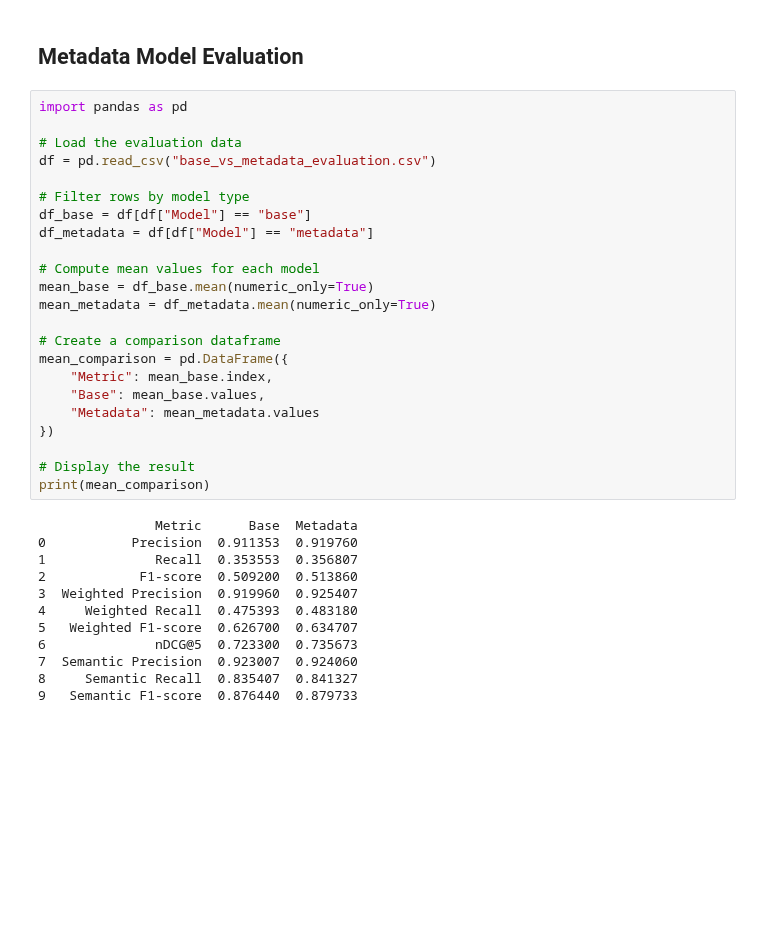
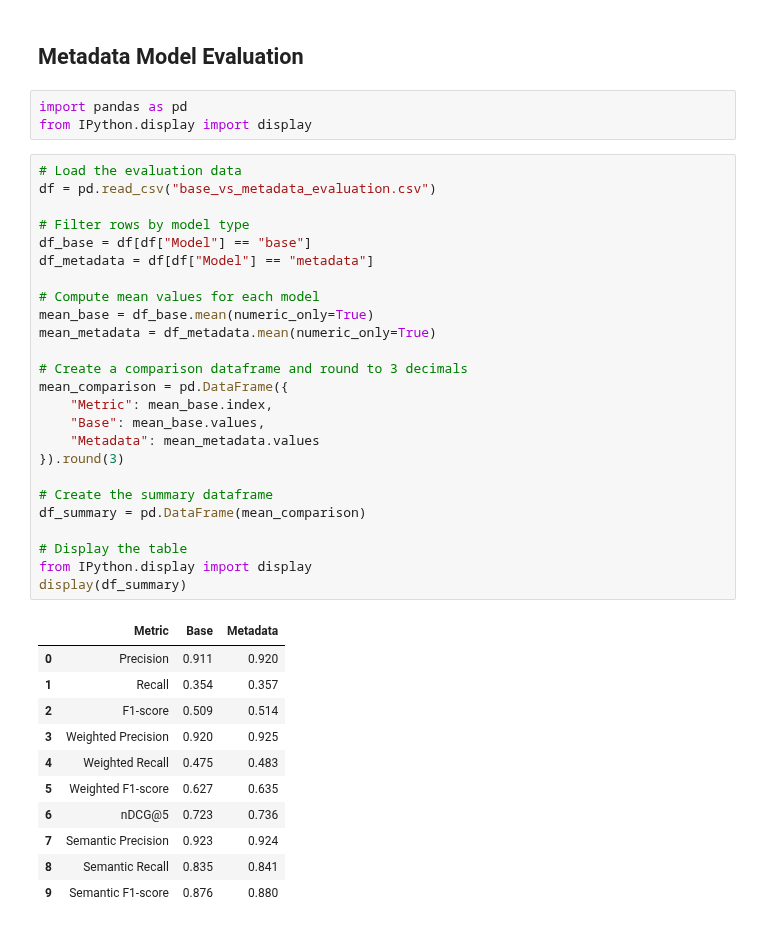
Before and after one commit to Manuele23/DNLP-KeyBert, a Jupyter notebook: Evaluation/results_analysis.ipynb, the cells around one changed output. Cells and saved outputs as stored; diff of their text form; blank space fills up the shorter version.

```diff
--- a/Evaluation/results_analysis.ipynb
+++ b/Evaluation/results_analysis.ipynb
@@ -291,37 +295,42 @@ plt.show()
 # %% [markdown]
 ## Metadata Model Evaluation
+# %%
+import pandas as pd
+from IPython.display import display
 # %%
-import pandas as pd
-
 # Load the evaluation data
 df = pd.read_csv("base_vs_metadata_evaluation.csv")
 
 # Filter rows by model type
 df_base = df[df["Model"] == "base"]
 df_metadata = df[df["Model"] == "metadata"]
 
 # Compute mean values for each model
 mean_base = df_base.mean(numeric_only=True)
 mean_metadata = df_metadata.mean(numeric_only=True)
 
-# Create a comparison dataframe
+# Create a comparison dataframe and round to 3 decimals
 mean_comparison = pd.DataFrame({
     "Metric": mean_base.index,
     "Base": mean_base.values,
     "Metadata": mean_metadata.values
-})
+}).round(3)
 
-# Display the result
-print(mean_comparison)
+# Create the summary dataframe
+df_summary = pd.DataFrame(mean_comparison)
+
+# Display the table
+from IPython.display import display
+display(df_summary)
 # %% [output]
-               Metric      Base  Metadata
-0           Precision  0.911353  0.919760
-1              Recall  0.353553  0.356807
-2            F1-score  0.509200  0.513860
-3  Weighted Precision  0.919960  0.925407
-4     Weighted Recall  0.475393  0.483180
-5   Weighted F1-score  0.626700  0.634707
-6              nDCG@5  0.723300  0.735673
-7  Semantic Precision  0.923007  0.924060
-8     Semantic Recall  0.835407  0.841327
-9   Semantic F1-score  0.876440  0.879733
+|  | Metric | Base | Metadata |
+| 0 | Precision | 0.911 | 0.920 |
+| 1 | Recall | 0.354 | 0.357 |
+| 2 | F1-score | 0.509 | 0.514 |
+| 3 | Weighted Precision | 0.920 | 0.925 |
+| 4 | Weighted Recall | 0.475 | 0.483 |
+| 5 | Weighted F1-score | 0.627 | 0.635 |
+| 6 | nDCG@5 | 0.723 | 0.736 |
+| 7 | Semantic Precision | 0.923 | 0.924 |
+| 8 | Semantic Recall | 0.835 | 0.841 |
+| 9 | Semantic F1-score | 0.876 | 0.880 |
```
Also changed, not shown: parts of 15 cells of this notebook, 3 other files.
